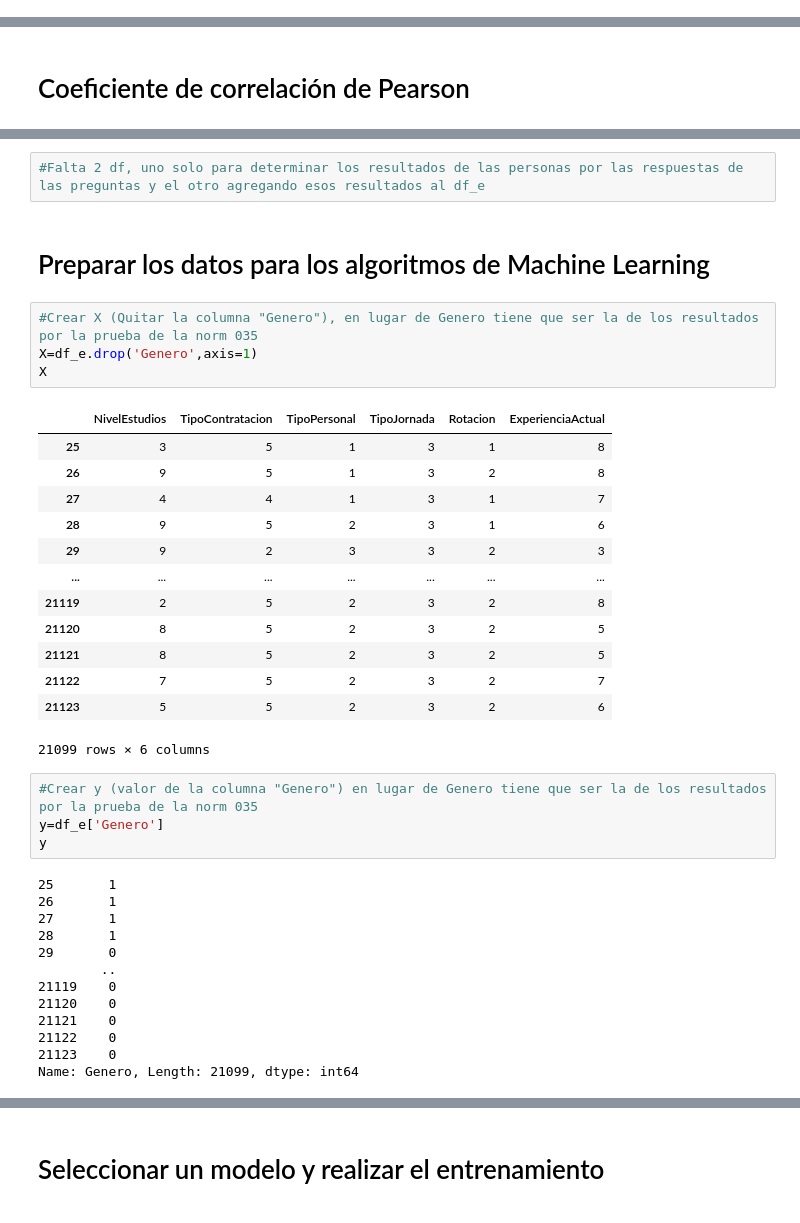
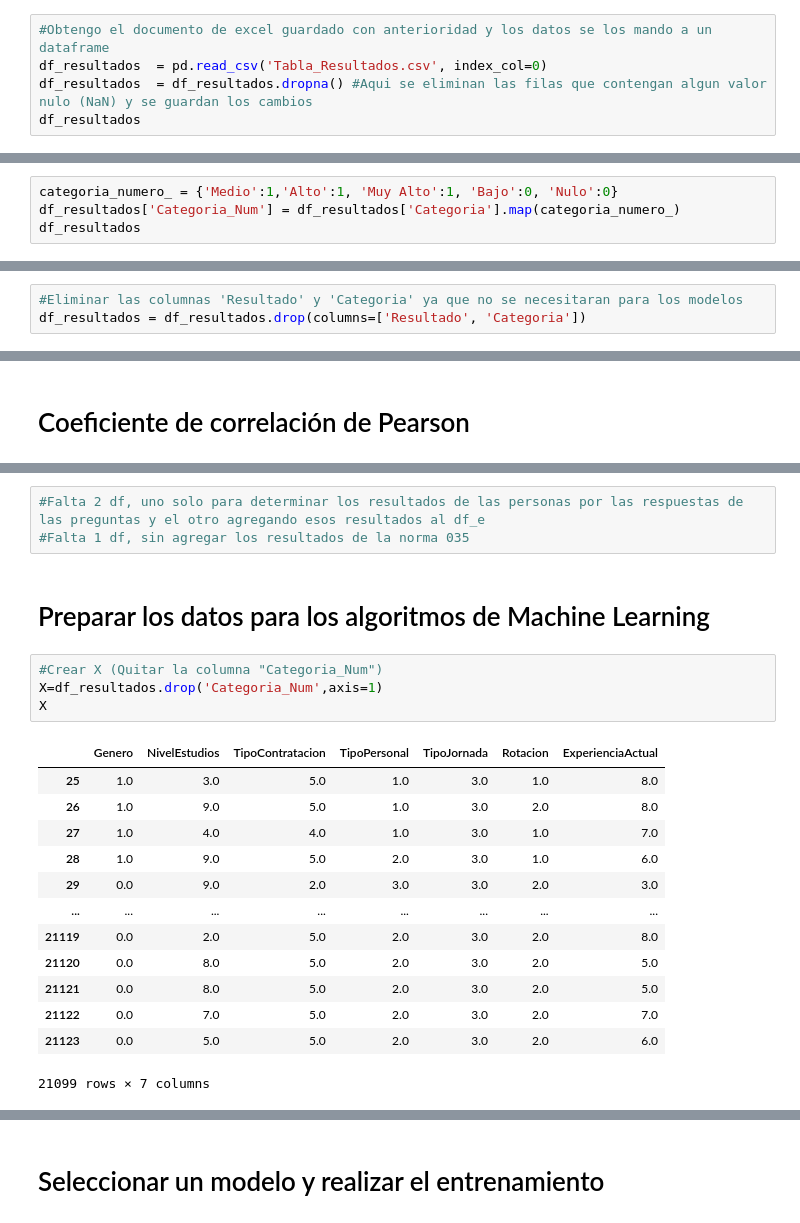
Before and after one commit to HeribertoVR/Proyecto---Tesis, a Jupyter notebook: Tesis.ipynb, the cells around one changed output, grey strips where cells are left out. Drawn from its saved outputs; the diff is of its cells as text.

```diff
--- a/Tesis.ipynb
+++ b/Tesis.ipynb
@@ -528,0 +557,5 @@ df_prueba
+# %%
+#Obtengo el documento de excel guardado con anterioridad y los datos se los mando a un dataframe
+df_resultados  = pd.read_csv('Tabla_Resultados.csv', index_col=0)
+df_resultados  = df_resultados.dropna() #Aqui se eliminan las filas que contengan algun valor nulo (NaN) y se guardan los cambios
+df_resultados
@@ -528,0 +600,4 @@ df_prueba
+# %%
+categoria_numero_ = {'Medio':1,'Alto':1, 'Muy Alto':1, 'Bajo':0, 'Nulo':0}
+df_resultados['Categoria_Num'] = df_resultados['Categoria'].map(categoria_numero_)
+df_resultados
@@ -529,2 +618,5 @@ df_prueba
+# %%
+#Eliminar las columnas 'Resultado' y 'Categoria' ya que no se necesitaran para los modelos
+df_resultados = df_resultados.drop(columns=['Resultado', 'Categoria'])
 # %%
 #Hacer un histograma de todas las variables numericas
@@ -594,39 +687,23 @@ plt.show()
 # %%
 #Falta 2 df, uno solo para determinar los resultados de las personas por las respuestas de las preguntas y el otro agregando esos resultados al df_e
+#Falta 1 df, sin agregar los resultados de la norma 035
 # %% [markdown]
 # Preparar los datos para los algoritmos de Machine Learning
 # %%
-#Crear X (Quitar la columna "Genero"), en lugar de Genero tiene que ser la de los resultados por la prueba de la norm 035
-X=df_e.drop('Genero',axis=1)
+#Crear X (Quitar la columna "Categoria_Num")
+X=df_resultados.drop('Categoria_Num',axis=1)
 X
 # %% [output]
-|  | NivelEstudios | TipoContratacion | TipoPersonal | TipoJornada | Rotacion | ExperienciaActual |
-| 25 | 3 | 5 | 1 | 3 | 1 | 8 |
-| 26 | 9 | 5 | 1 | 3 | 2 | 8 |
-| 27 | 4 | 4 | 1 | 3 | 1 | 7 |
-| 28 | 9 | 5 | 2 | 3 | 1 | 6 |
-| 29 | 9 | 2 | 3 | 3 | 2 | 3 |
-| ... | ... | ... | ... | ... | ... | ... |
-| 21119 | 2 | 5 | 2 | 3 | 2 | 8 |
-| 21120 | 8 | 5 | 2 | 3 | 2 | 5 |
-| 21121 | 8 | 5 | 2 | 3 | 2 | 5 |
-| 21122 | 7 | 5 | 2 | 3 | 2 | 7 |
-| 21123 | 5 | 5 | 2 | 3 | 2 | 6 |
+|  | Genero | NivelEstudios | TipoContratacion | TipoPersonal | TipoJornada | Rotacion | ExperienciaActual |
+| 25 | 1.0 | 3.0 | 5.0 | 1.0 | 3.0 | 1.0 | 8.0 |
+| 26 | 1.0 | 9.0 | 5.0 | 1.0 | 3.0 | 2.0 | 8.0 |
+| 27 | 1.0 | 4.0 | 4.0 | 1.0 | 3.0 | 1.0 | 7.0 |
+| 28 | 1.0 | 9.0 | 5.0 | 2.0 | 3.0 | 1.0 | 6.0 |
+| 29 | 0.0 | 9.0 | 2.0 | 3.0 | 3.0 | 2.0 | 3.0 |
+| ... | ... | ... | ... | ... | ... | ... | ... |
+| 21119 | 0.0 | 2.0 | 5.0 | 2.0 | 3.0 | 2.0 | 8.0 |
+| 21120 | 0.0 | 8.0 | 5.0 | 2.0 | 3.0 | 2.0 | 5.0 |
+| 21121 | 0.0 | 8.0 | 5.0 | 2.0 | 3.0 | 2.0 | 5.0 |
+| 21122 | 0.0 | 7.0 | 5.0 | 2.0 | 3.0 | 2.0 | 7.0 |
+| 21123 | 0.0 | 5.0 | 5.0 | 2.0 | 3.0 | 2.0 | 6.0 |
-21099 rows × 6 columns
+21099 rows × 7 columns
-# %%
-#Crear y (valor de la columna "Genero") en lugar de Genero tiene que ser la de los resultados por la prueba de la norm 035
-y=df_e['Genero']
-y
-# %% [output]
-25       1
-26       1
-27       1
-28       1
-29       0
-        ..
-21119    0
-21120    0
-21121    0
-21122    0
-21123    0
-Name: Genero, Length: 21099, dtype: int64
```
Also changed, not shown: parts of 48 cells of this notebook, 1 other file.
